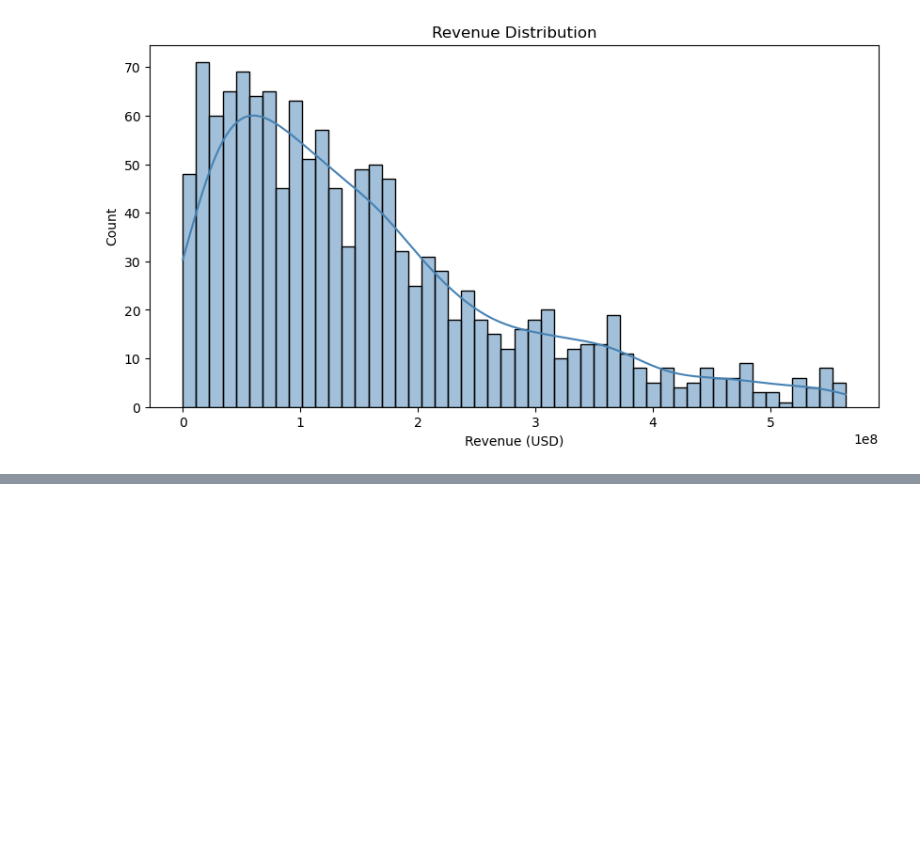
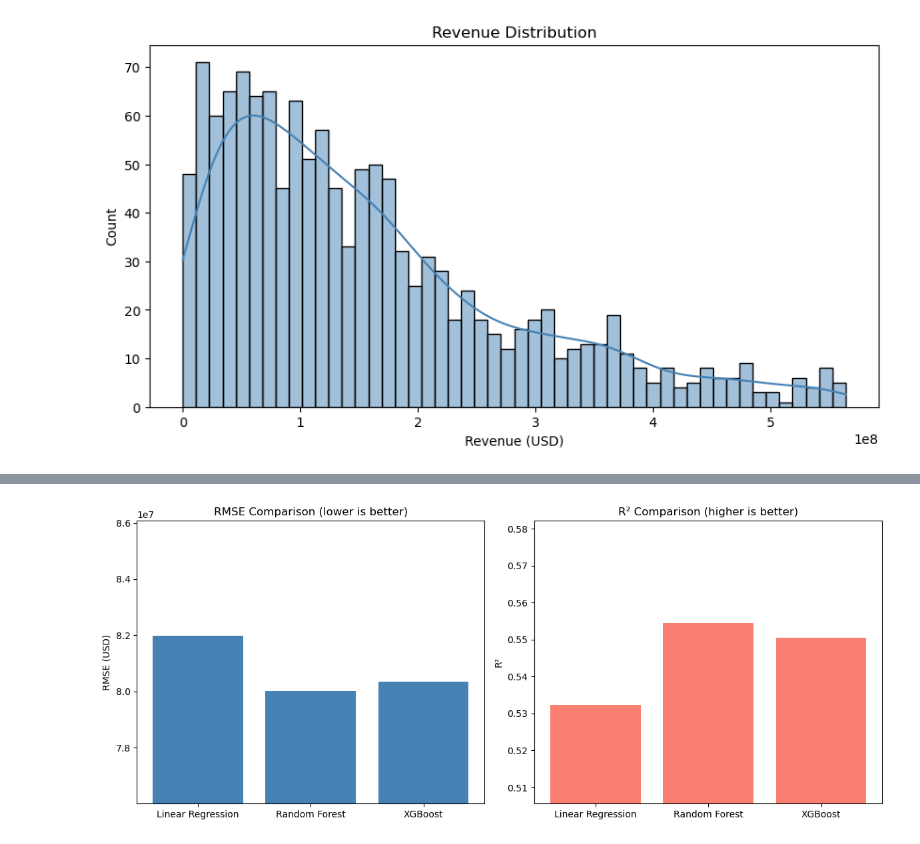
Before and after one commit to Hanlzheng/machine-learning-practice-projects, a Jupyter notebook: sp26cse351_project1_Zheng_Hailey_116843193.ipynb, the cells around one changed output, grey strips where cells are left out. Saved outputs shown, nothing was run; the diff lists cells and outputs as text; code cells hidden in the pictures; blank space fills up the shorter version.

```diff
--- a/sp26cse351_project1_Zheng_Hailey_116843193.ipynb
+++ b/sp26cse351_project1_Zheng_Hailey_116843193.ipynb
@@ -432,0 +520,33 @@ AttributeError: module 'os' has no attribute 'getcws'
+# %%
+#02 Models Performance Comparison Bar Chart
+model_names = ['Linear Regression', 'Random Forest', 'XGBoost']
+rmse_scores = [
+    np.sqrt(mean_squared_error(y_test, lr_pred_test)),
+    np.sqrt(mean_squared_error(y_test, rf_pred_test)),
+    np.sqrt(mean_squared_error(y_test, xgb_pred_test))
+]
+
+r2_scores = [
+    r2_score(y_test, lr_pred_test),
+    r2_score(y_test, rf_pred_test),
+    r2_score(y_test, xgb_pred_test)
+]
+
+fig, axes = plt.subplots(1, 2, figsize=(12,5))
+
+#RMSE comparison
+axes[0].bar(model_names, rmse_scores, color='steelblue')
+axes[0].set_title('RMSE Comparison (lower is better)')
+axes[0].set_ylabel('RMSE (USD)')
+axes[0].set_ylim(min(rmse_scores) * 0.95, max(rmse_scores) * 1.05)
+
+#R² comparison
+axes[1].bar(model_names, r2_scores, color='salmon')
+axes[1].set_title('R² Comparison (higher is better)')
+axes[1].set_ylabel('R²')
+axes[1].set_ylim(min(r2_scores) * 0.95, max(r2_scores) * 1.05)
+
+plt.tight_layout()
+plt.show()
+# %% [output]
+[figure, added]
```
Also changed, not shown: parts of 9 cells of this notebook.
